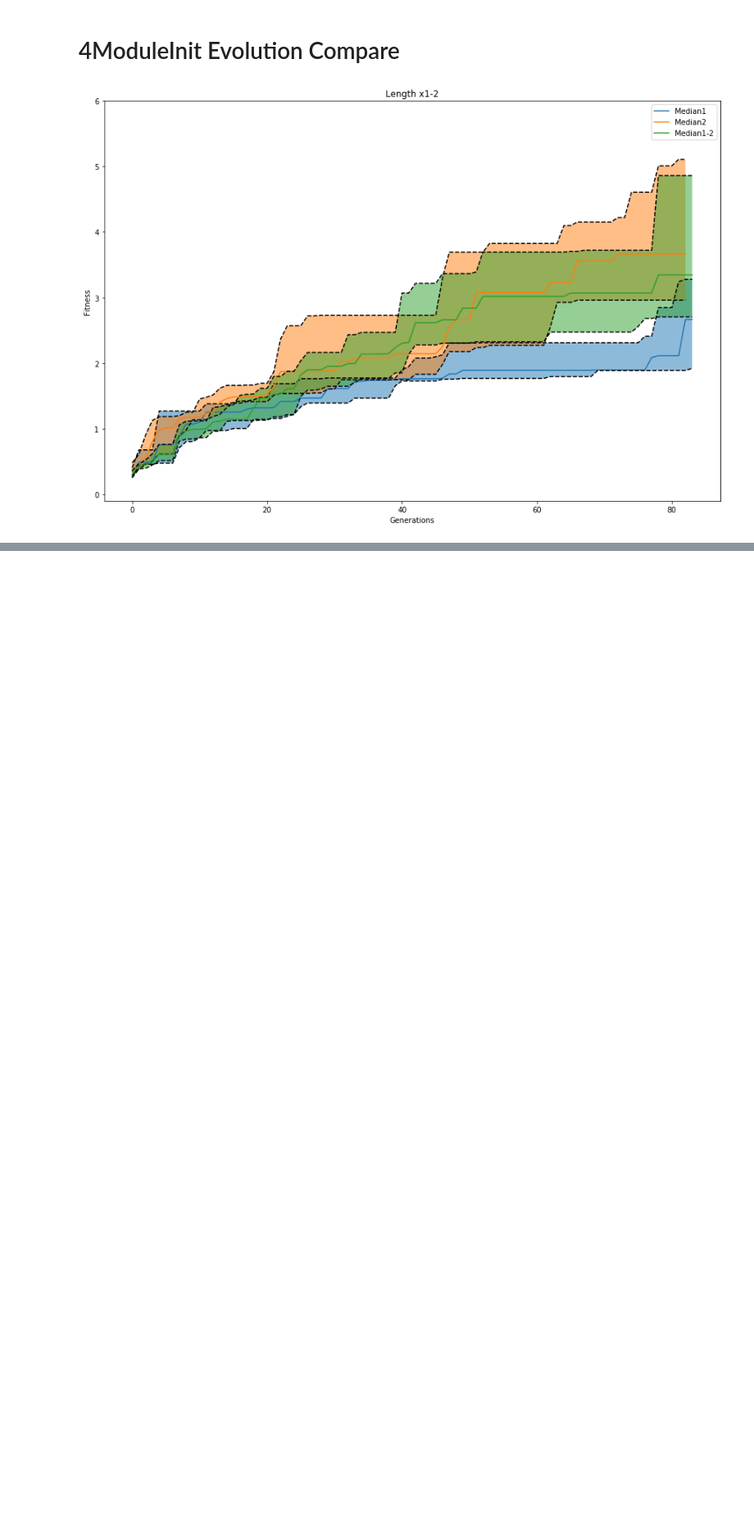
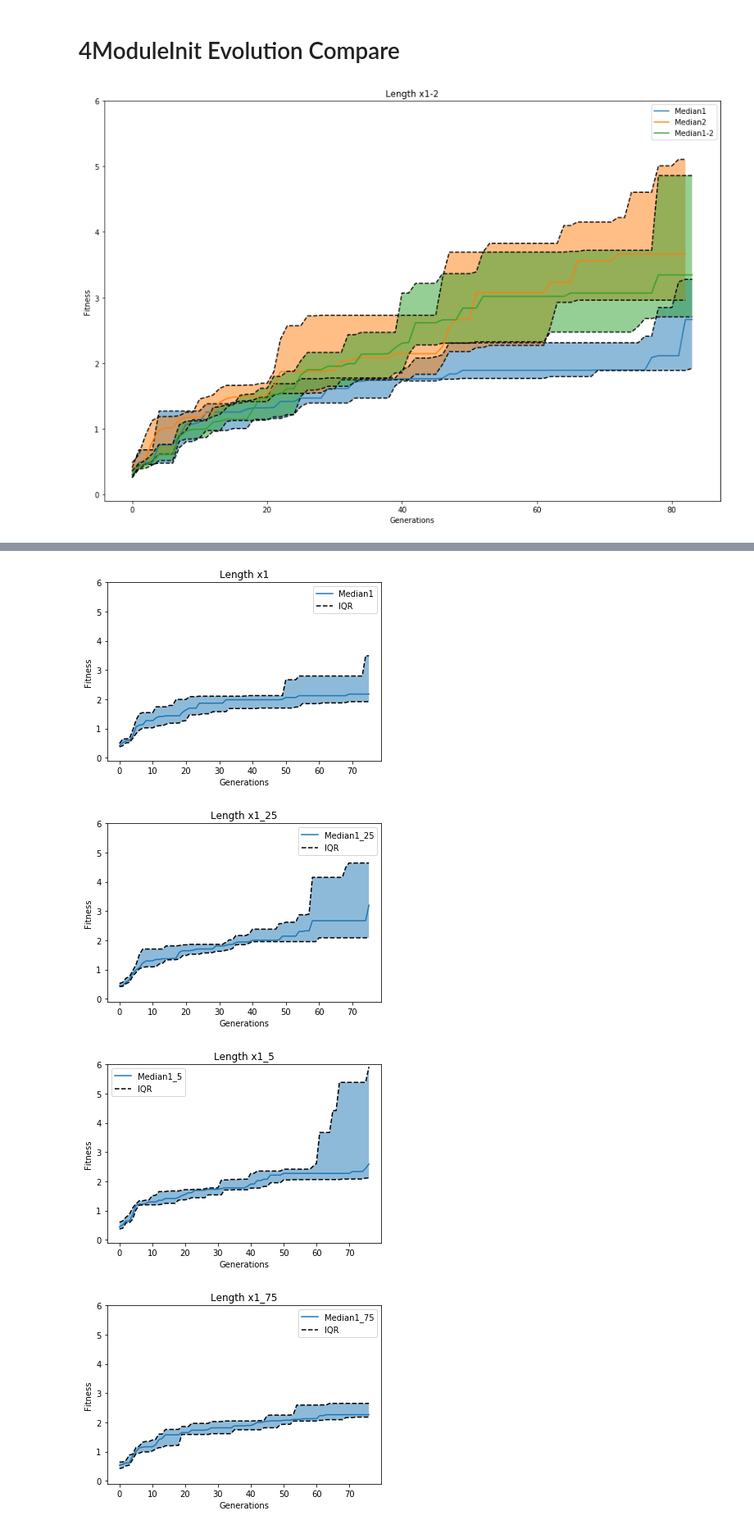
Before and after one commit to rmorenoga/paperGraphs, a Jupyter notebook: Graphs.ipynb, the cells around one changed output, grey strips where cells are left out. Shown at 82% size. Saved outputs shown, nothing was run; the diff lists cells and outputs as text; code cells hidden in the pictures; blank space fills up the shorter version.

Commit message:
Quickly added FlatBase evolution graphs

```diff
--- a/Graphs.ipynb
+++ b/Graphs.ipynb
@@ -183,0 +186,8 @@ plotResultGraphs('4ModuleInit',folders,'evol',10,False)
+# %%
+folders = ['1','1_25','1_5','1_75','2','1-1_25-1_5-1_75-2']
+plotResultGraphs('flatBase',folders,'evol',10,True)
+# %% [output]
+[figure, added]
+[figure, added]
+[figure, added]
+[figure, added]
```
Also changed, not shown: parts of 4 cells of this notebook.
